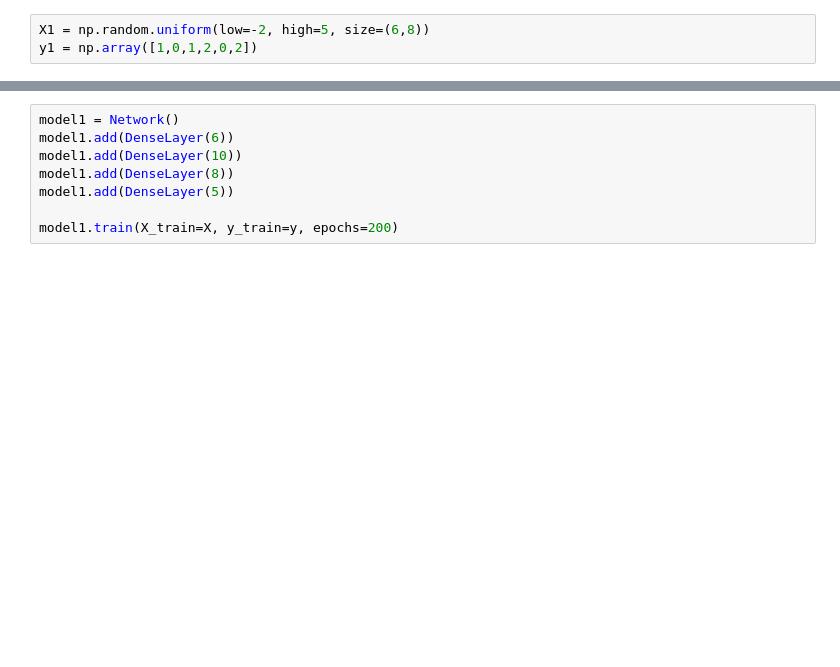
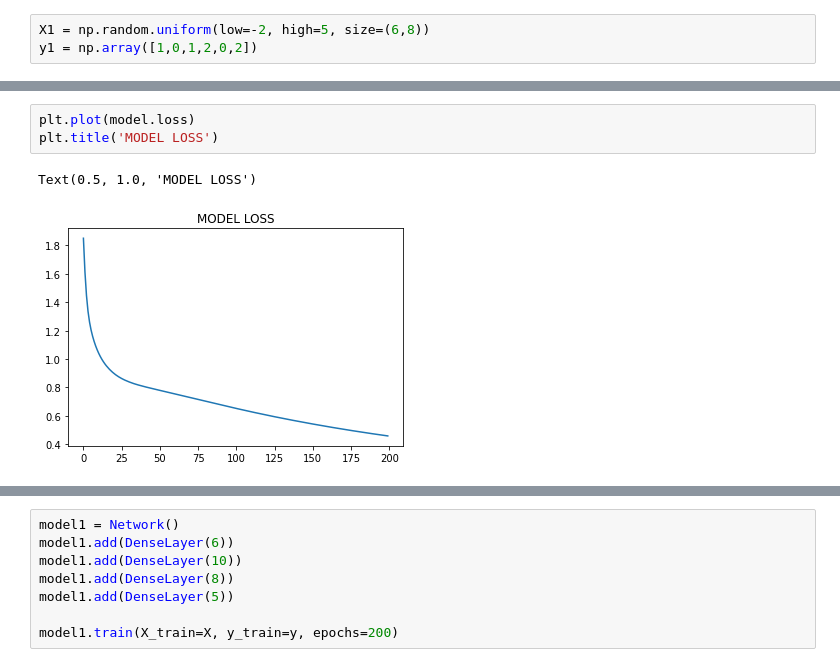
Before and after one commit to j0sephsasson/numpy-NN, a Jupyter notebook: testing.ipynb, the cells around one changed output, grey strips where cells are left out. Cells and saved outputs as stored; diff of their text form; blank space fills up the shorter version.

```diff
--- a/testing.ipynb
+++ b/testing.ipynb
@@ -181,0 +193,6 @@ model.train(X_train=X, y_train=y, epochs=200)
+# %%
+plt.plot(model.loss)
+plt.title('MODEL LOSS')
+# %% [output]
+Text(0.5, 1.0, 'MODEL LOSS')
+[figure, added]
```
Also changed, not shown: parts of 2 cells of this notebook, 1 other file.
